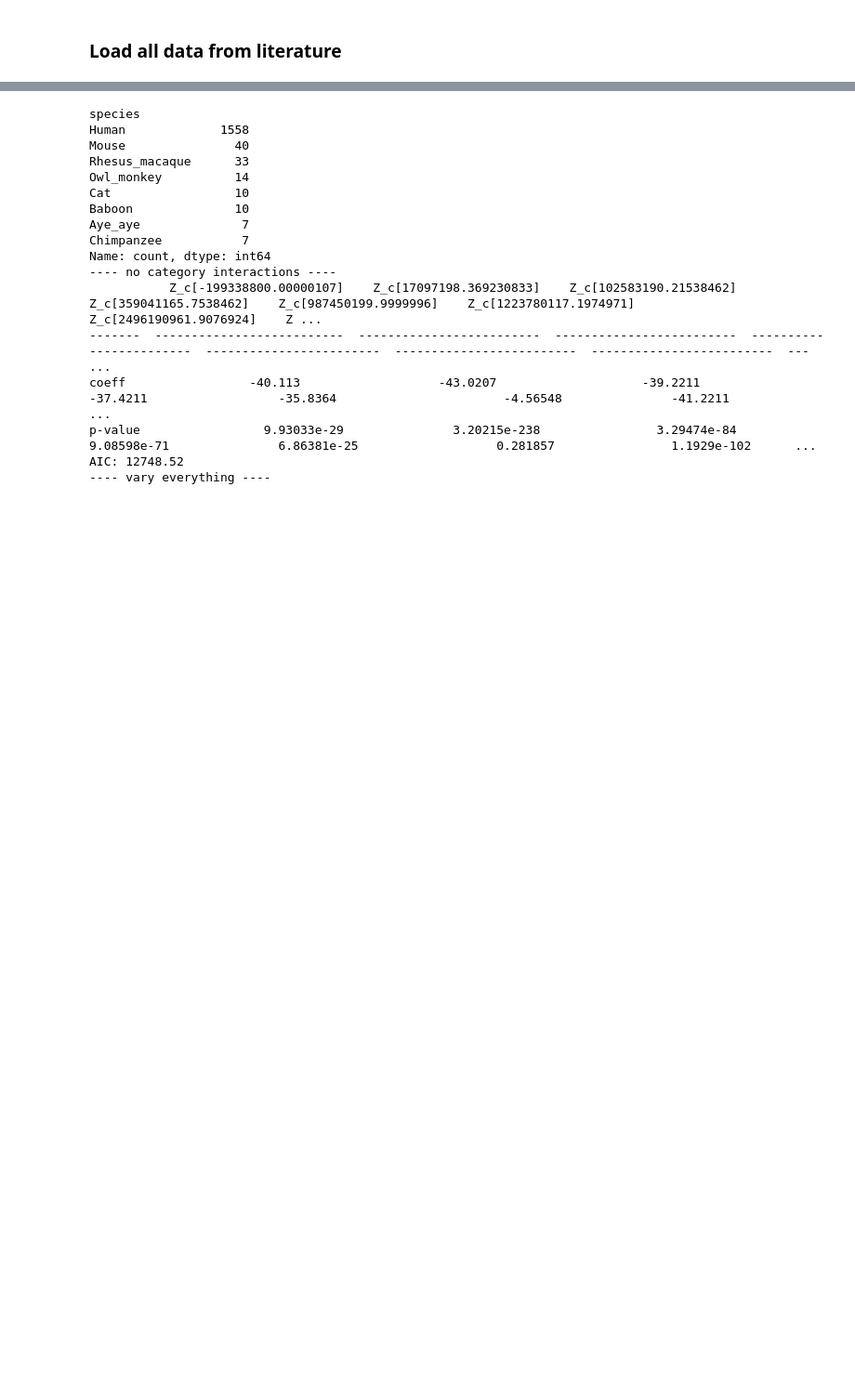
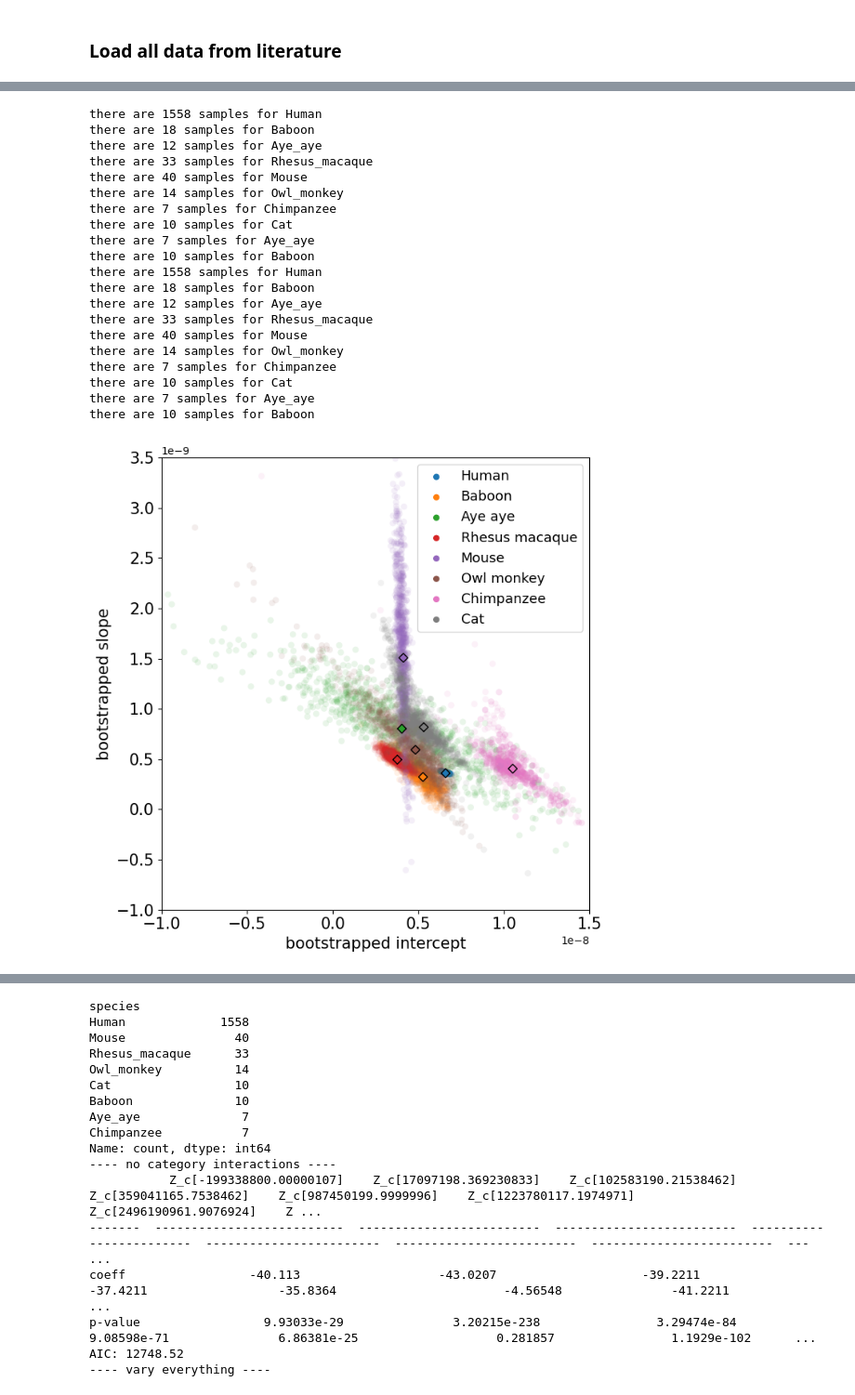
Before and after one commit to harrispopgen/clocklike-DBH, a Jupyter notebook: mutation_rate_regression_literature.ipynb, the cells around one changed output, grey strips where cells are left out. Shown at 93% size. Cells and saved outputs as stored; diff of their text form; code cells hidden in the pictures; blank space fills up the shorter version.

Commit message:
updated script to generate data using default and variable alpha

```diff
--- a/mutation_rate_regression_literature.ipynb
+++ b/mutation_rate_regression_literature.ipynb
@@ -157,7 +183,7 @@ def load_baboon_human_wu_2020_data(age_of_puberty, print_quality_check_results=F
 # %% [markdown]
 ### Load Jonsson human data
 # %%
-def load_human_jonsson_data(age_of_puberty, print_quality_check_results=False):
+def load_human_jonsson_data(age_of_puberty, use_default_alpha, print_quality_check_results=False):
     filename = "./data/mutation_rate_individual_species/Human_jonsson_2017.tsv"
     age_of_puberty_human = age_of_puberty["Human"]
     genome_size = 2682890000
@@ -180,8 +206,11 @@ def load_human_jonsson_data(age_of_puberty, print_quality_check_results=False):
         print(f"average number of mutations per proband {np.mean(df['mutation_count'])}")
     df['mutation_count'] *= correction_factor
     df["callable_genome_size"] = genome_size * 2
+    alpha = [3,1] if use_default_alpha else paternal_maternal_ratio["Human"]
     df["corrected_age"], df["Z_p"], df["Z_m"], df["Z_c"] = compute_weighted_average_age_and_regression_covariates(
-        df["paternal_age"].to_numpy(), df["maternal_age"].to_numpy(), df["callable_genome_size"].to_numpy(), age_of_puberty_human)
+        df["paternal_age"].to_numpy(), df["maternal_age"].to_numpy(), df["callable_genome_size"].to_numpy(),
+        age_of_puberty_human, paternal_maternal_ratio=alpha
+        )
     df["species"] = "Human"
     return df[["species", "maternal_age", "paternal_age", "corrected_age", "callable_genome_size", "Z_p", "Z_m", "Z_c", "mutation_count"]]
 # %% [markdown]
@@ -420,10 +494,19 @@ def load_cat_wang_2020_data(age_of_puberty):
 # %% [markdown]
 ## Check batch effects
 # %%
-print("------------------------ Human (Johnson vs Wu) ---------------------------------")
+print("------------------------ Aye aye (Wang vs Versoza) ---------------------------------")
+df_ayeaye_versoza = load_versoza_aye_aye_data(age_of_puberty, print_quality_check_results=False)
+df_ayeaye_wang = load_wang_aye_aye_data(age_of_puberty, print_quality_check_results=False)
+check_batch_effect({"Versoza": df_ayeaye_versoza, "Wang": df_ayeaye_wang})
+
+print("\n\n------------------------ Human (Johnson vs Wu) ---------------------------------")
 df_human_jonsson = load_human_jonsson_data(age_of_puberty, print_quality_check_results=False)
-[df_human_wu, _] = load_baboon_human_wu_2020_data(age_of_puberty, print_quality_check_results=False)
+[df_human_wu, df_baboon_wu] = load_baboon_human_wu_2020_data(age_of_puberty, print_quality_check_results=False)
 check_batch_effect({"Jonsson": df_human_jonsson, "Wu": df_human_wu})
+
+print("\n\n------------------------ Baboon (Wu vs Wang) ---------------------------------")
+df_baboon_wang = load_baboon_wang_data(age_of_puberty, print_quality_check_results=False)
+check_batch_effect({"Wang": df_baboon_wang, "Wu": df_baboon_wu})
 
 print("\n\n------------------------ Macaque (Bergeron vs Wang) ---------------------------------")
 df_macaque_bergeron = load_rhesus_macaque_bergeron_2021(age_of_puberty, print_quality_check_results=False)
@@ -624,10 +743,0 @@ number of perfect separation warnings: 0
-# %%
-def save_point_estimates_and_generation_time(point_estimates, generation_time):
-    output = dict()
-    for species in point_estimates:
-        gt = generation_time[species]
-        output[species] = point_estimates[species] + [gt]
-
-    with open("output/figure2_point_estimates.pkl", 'wb+') as f:
-        pkl.dump(output, f)
-save_point_estimates_and_generation_time(point_estimates, generation_time)
@@ -715,3 +744,35 @@ there are 507 files
+# %%
+for use_default_alpha in [True, False]:
+    df_wang_wang = load_df_for_species(use_default_alpha)
+    plot_bootstrap = False if use_default_alpha is True else True
+    num_bootstrap_main = 0 if use_default_alpha is True else 1000
+    [_, point_estimates_wang_wang] = main_bootstrap(df_wang_wang, generation_time, age_of_puberty, num_bootstrap_iterations=num_bootstrap_main, plot_bootstrap=plot_bootstrap)
+    [_, point_estimate_ayeaye_versoza] = main_bootstrap(df_ayeaye_versoza, generation_time, age_of_puberty, num_bootstrap_iterations=0, plot_bootstrap=False)
+    [_, point_estimate_baboon_wu] = main_bootstrap(df_baboon_wu, generation_time, age_of_puberty, num_bootstrap_iterations=0, plot_bootstrap=False)
+    merged_point_estimates = group_point_estimates(point_estimates_wang_wang, point_estimate_ayeaye_versoza, point_estimate_baboon_wu)
+    save_point_estimates_and_generation_time(merged_point_estimates, generation_time, use_default_alpha)
+# %% [output]
+there are 1558 samples for Human
+there are 18 samples for Baboon
+there are 12 samples for Aye_aye
+there are 33 samples for Rhesus_macaque
+there are 40 samples for Mouse
+there are 14 samples for Owl_monkey
+there are 7 samples for Chimpanzee
+there are 10 samples for Cat
+there are 7 samples for Aye_aye
+there are 10 samples for Baboon
+there are 1558 samples for Human
+there are 18 samples for Baboon
+there are 12 samples for Aye_aye
+there are 33 samples for Rhesus_macaque
+there are 40 samples for Mouse
+there are 14 samples for Owl_monkey
+there are 7 samples for Chimpanzee
+there are 10 samples for Cat
+there are 7 samples for Aye_aye
+there are 10 samples for Baboon
+[figure, added]
 # %%
 def tabulate_point_estimates(point_estimates, age_of_puberty, generation_time):
     first_draft_estimates = {
```
Also changed, not shown: parts of 17 cells of this notebook.
